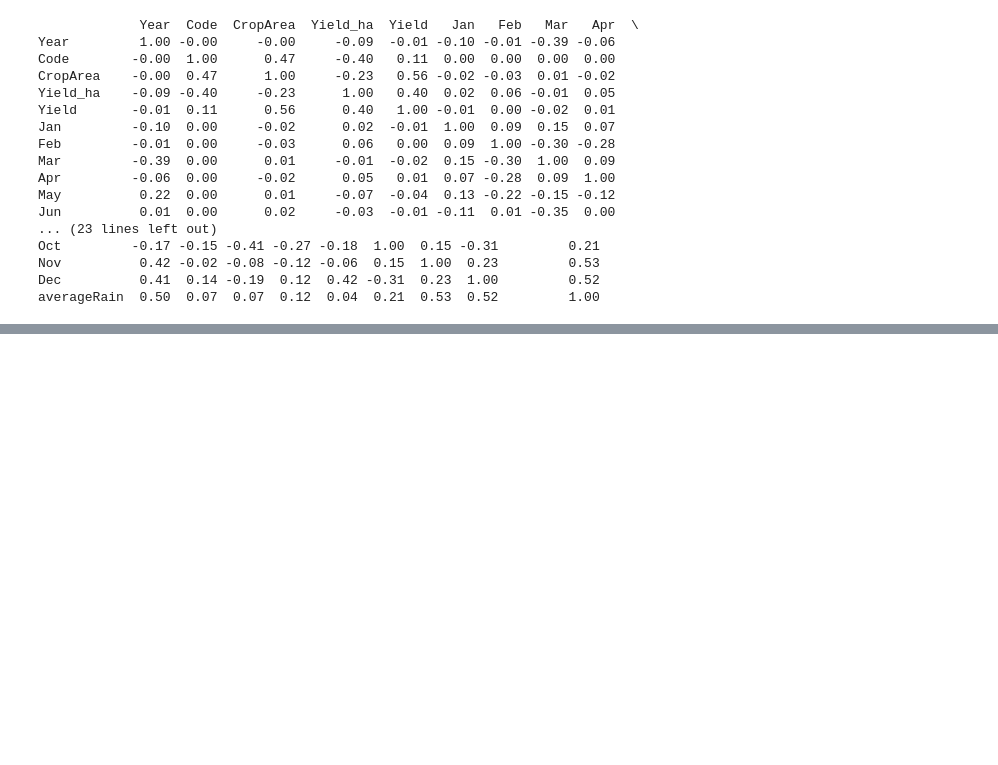
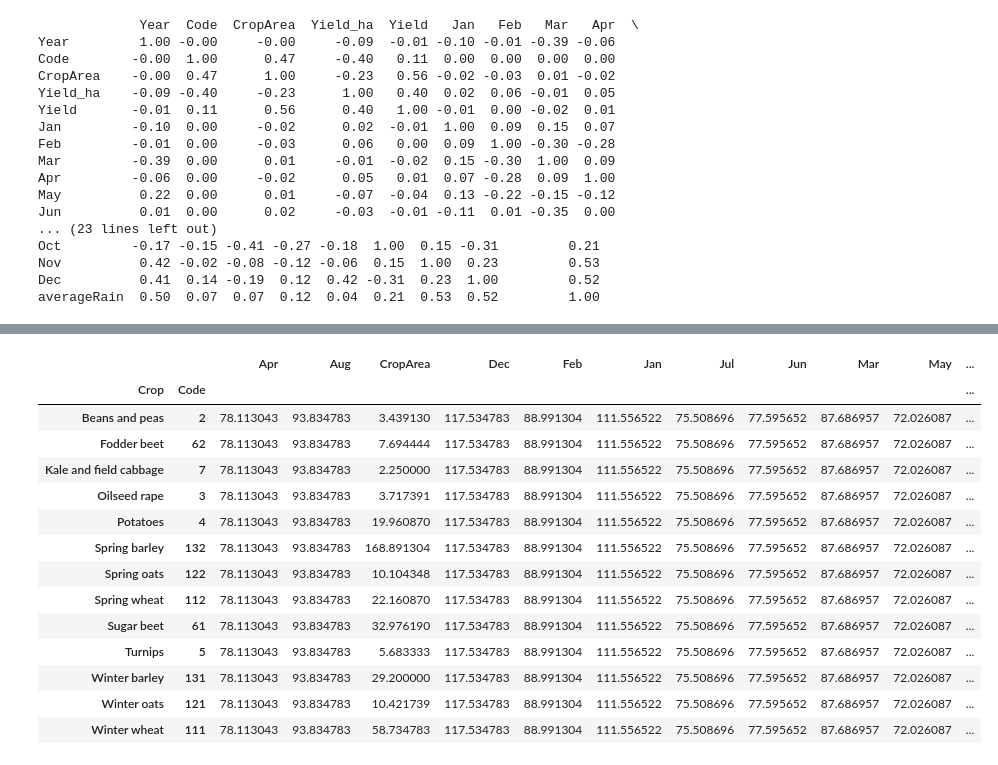
Before and after one commit to Vitalismirnov/CA2_Smirnoff, a Jupyter notebook: CA2_VitalisSmirnovs.ipynb, the cells around one changed output, grey strips where cells are left out. Saved outputs shown, nothing was run; the diff lists cells and outputs as text; code cells hidden in the pictures; blank space fills up the shorter version.

```diff
--- a/CA2_VitalisSmirnovs.ipynb
+++ b/CA2_VitalisSmirnovs.ipynb
@@ -684,0 +652,18 @@ print(result)
+# %%
+pd.pivot_table(df3, index=['Crop','Code'])
+# %% [output]
+|  |  | Apr | Aug | CropArea | Dec | Feb | Jan | Jul | Jun | Mar | May | ... |
+| Crop | Code |  |  |  |  |  |  |  |  |  |  | ... |
+| Beans and peas | 2 | 78.113043 | 93.834783 | 3.439130 | 117.534783 | 88.991304 | 111.556522 | 75.508696 | 77.595652 | 87.686957 | 72.026087 | ... |
+| Fodder beet | 62 | 78.113043 | 93.834783 | 7.694444 | 117.534783 | 88.991304 | 111.556522 | 75.508696 | 77.595652 | 87.686957 | 72.026087 | ... |
+| Kale and field cabbage | 7 | 78.113043 | 93.834783 | 2.250000 | 117.534783 | 88.991304 | 111.556522 | 75.508696 | 77.595652 | 87.686957 | 72.026087 | ... |
+| Oilseed rape | 3 | 78.113043 | 93.834783 | 3.717391 | 117.534783 | 88.991304 | 111.556522 | 75.508696 | 77.595652 | 87.686957 | 72.026087 | ... |
+| Potatoes | 4 | 78.113043 | 93.834783 | 19.960870 | 117.534783 | 88.991304 | 111.556522 | 75.508696 | 77.595652 | 87.686957 | 72.026087 | ... |
+| Spring barley | 132 | 78.113043 | 93.834783 | 168.891304 | 117.534783 | 88.991304 | 111.556522 | 75.508696 | 77.595652 | 87.686957 | 72.026087 | ... |
+| Spring oats | 122 | 78.113043 | 93.834783 | 10.104348 | 117.534783 | 88.991304 | 111.556522 | 75.508696 | 77.595652 | 87.686957 | 72.026087 | ... |
+| Spring wheat | 112 | 78.113043 | 93.834783 | 22.160870 | 117.534783 | 88.991304 | 111.556522 | 75.508696 | 77.595652 | 87.686957 | 72.026087 | ... |
+| Sugar beet | 61 | 78.113043 | 93.834783 | 32.976190 | 117.534783 | 88.991304 | 111.556522 | 75.508696 | 77.595652 | 87.686957 | 72.026087 | ... |
+| Turnips | 5 | 78.113043 | 93.834783 | 5.683333 | 117.534783 | 88.991304 | 111.556522 | 75.508696 | 77.595652 | 87.686957 | 72.026087 | ... |
+| Winter barley | 131 | 78.113043 | 93.834783 | 29.200000 | 117.534783 | 88.991304 | 111.556522 | 75.508696 | 77.595652 | 87.686957 | 72.026087 | ... |
+| Winter oats | 121 | 78.113043 | 93.834783 | 10.421739 | 117.534783 | 88.991304 | 111.556522 | 75.508696 | 77.595652 | 87.686957 | 72.026087 | ... |
+| Winter wheat | 111 | 78.113043 | 93.834783 | 58.734783 | 117.534783 | 88.991304 | 111.556522 | 75.508696 | 77.595652 | 87.686957 | 72.026087 | ... |
```
Also changed, not shown: parts of 16 cells of this notebook.
